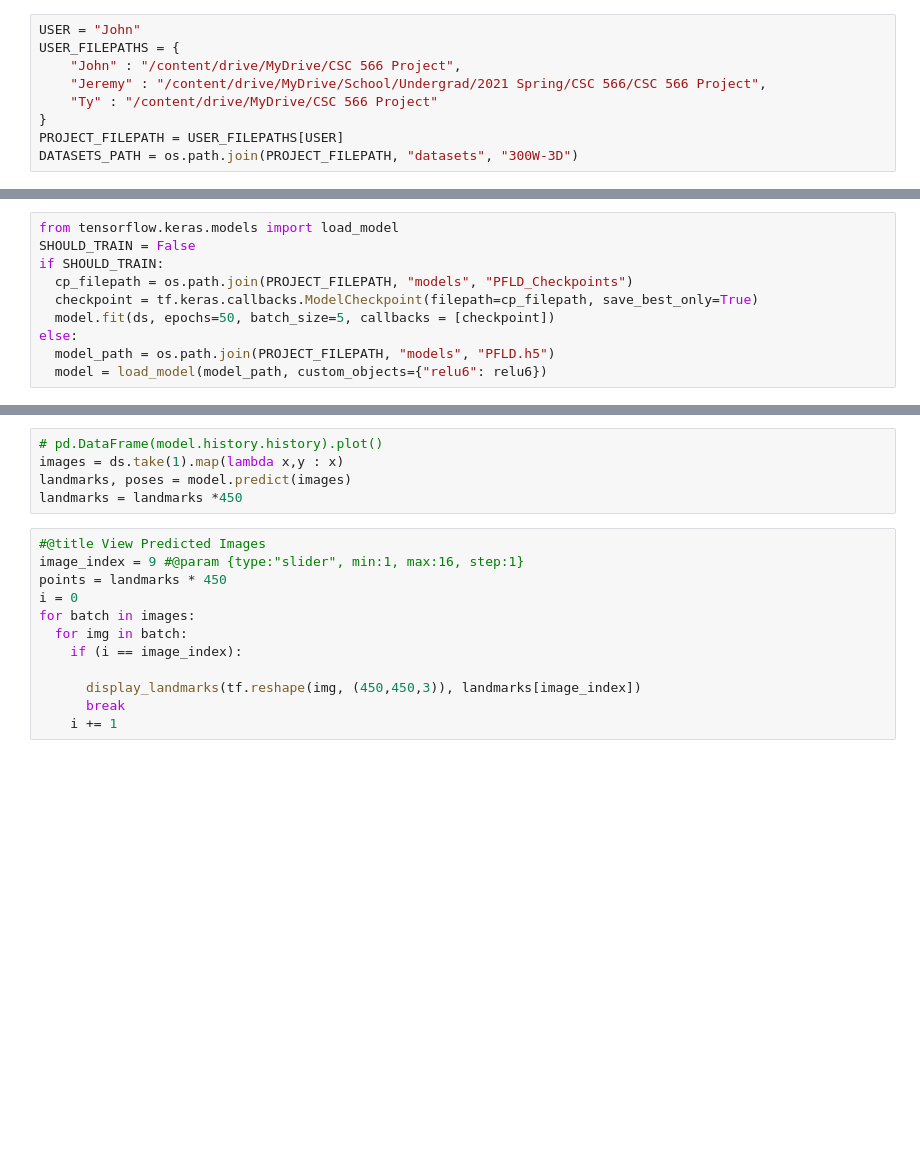
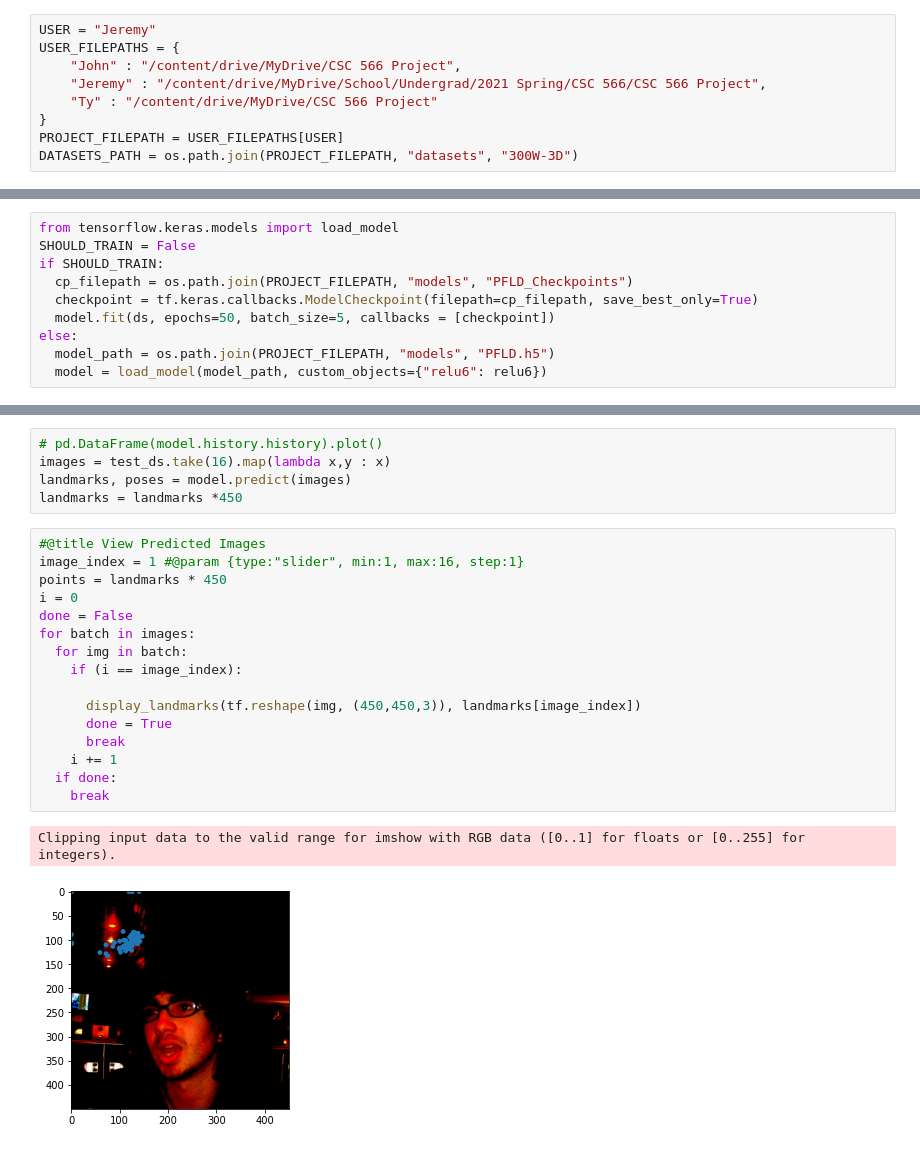
Before and after one commit to Waidhoferj/CSC-566-Project, a Jupyter notebook: FacialLandmarks.ipynb, the cells around one changed output, grey strips where cells are left out. Saved outputs shown, nothing was run; the diff lists cells and outputs as text; blank space fills up the shorter version.

```diff
--- a/FacialLandmarks.ipynb
+++ b/FacialLandmarks.ipynb
@@ -22,7 +22,7 @@ Mounted at /content/drive
 # %% [markdown]
 Add your name and filepath to the project folder so that you can load the datasets.
 # %%
-USER = "John"
+USER = "Jeremy"
 USER_FILEPATHS = {
     "John" : "/content/drive/MyDrive/CSC 566 Project",
     "Jeremy" : "/content/drive/MyDrive/School/Undergrad/2021 Spring/CSC 566/CSC 566 Project",
@@ -271,17 +363,24 @@ model.evaluate(test_ds, batch_size=16, return_dict=True)
 # %%
 # pd.DataFrame(model.history.history).plot()
-images = ds.take(1).map(lambda x,y : x)
+images = test_ds.take(16).map(lambda x,y : x)
 landmarks, poses = model.predict(images)
 landmarks = landmarks *450
 # %%
 #@title View Predicted Images
-image_index = 9 #@param {type:"slider", min:1, max:16, step:1}
+image_index = 1 #@param {type:"slider", min:1, max:16, step:1}
 points = landmarks * 450
 i = 0
+done = False
 for batch in images:
   for img in batch:
     if (i == image_index):
 
       display_landmarks(tf.reshape(img, (450,450,3)), landmarks[image_index])
+      done = True
       break
     i += 1
+  if done:
+    break
+# %% [output]
+Clipping input data to the valid range for imshow with RGB data ([0..1] for floats or [0..255] for integers).
+[figure, added]
```
Also changed, not shown: parts of 4 cells of this notebook.
